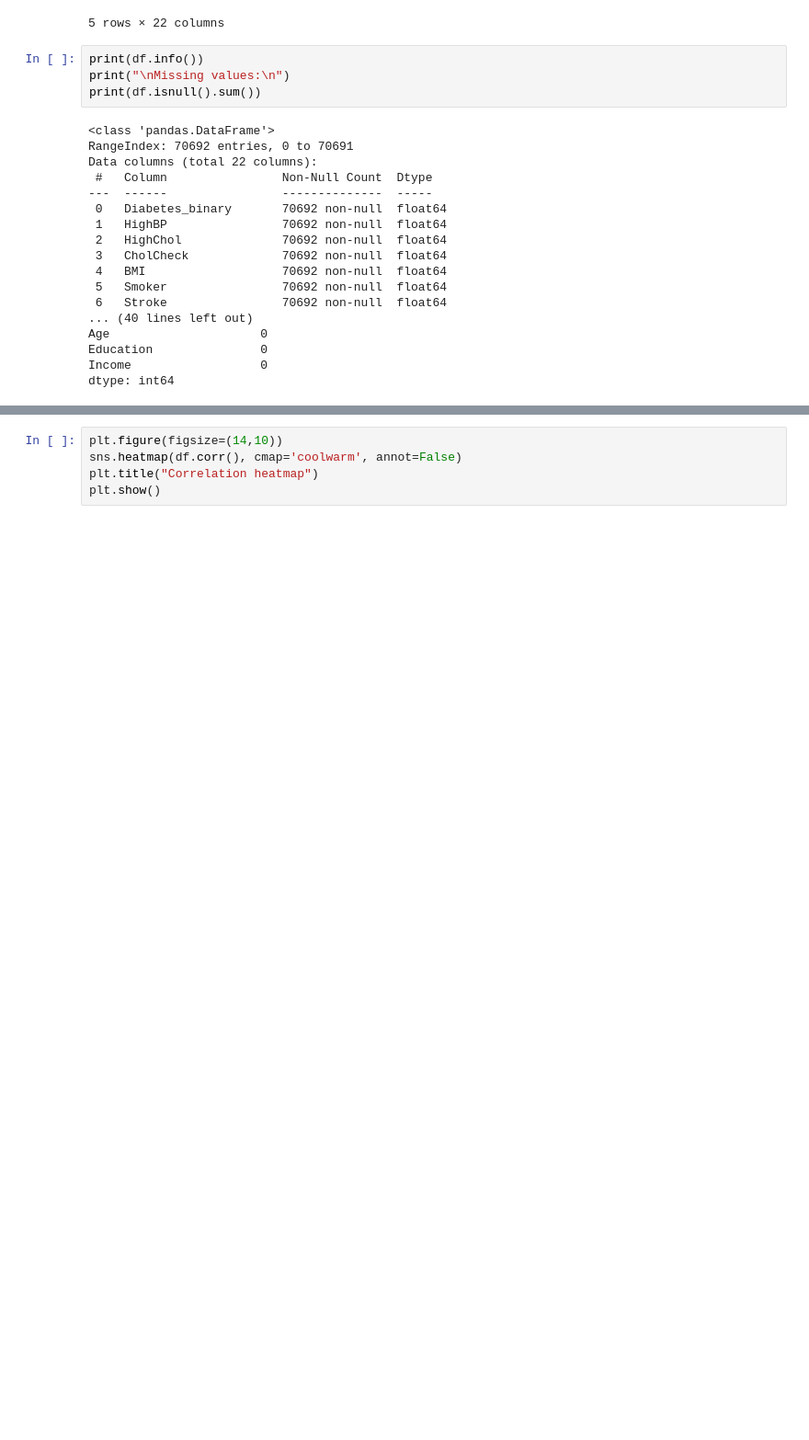
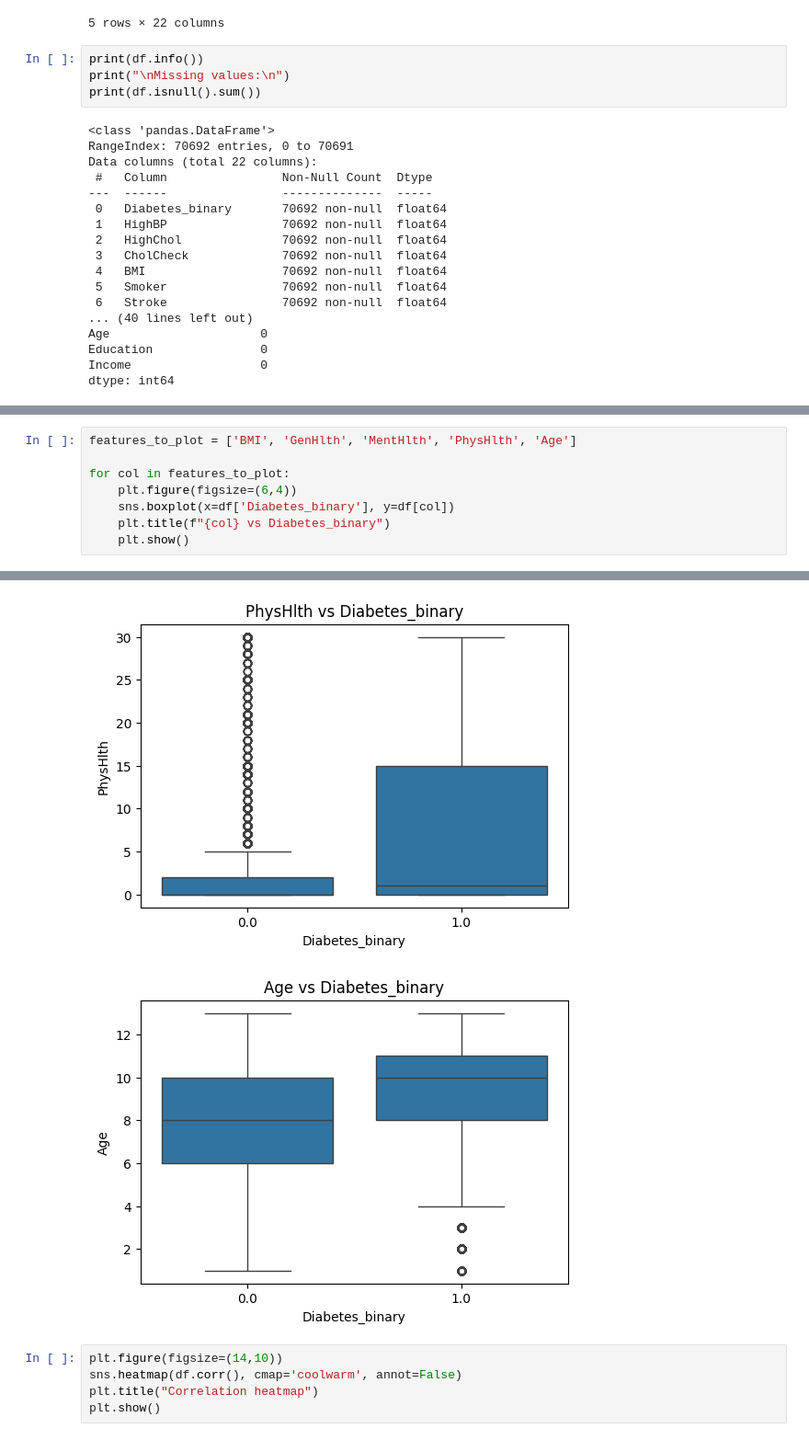
Before and after one commit to alexandra10zam/ML, a Jupyter notebook: ML Lab.ipynb, the cells around one changed output, grey strips where cells are left out. Shown at 92% size. Cells and saved outputs as stored; diff of their text form; blank space fills up the shorter version.

```diff
--- a/ML Lab.ipynb
+++ b/ML Lab.ipynb
@@ -155,0 +121,9 @@ for col in features_to_plot:
+# %%
+features_to_plot = ['BMI', 'GenHlth', 'MentHlth', 'PhysHlth', 'Age']
+
+for col in features_to_plot:
+    plt.figure(figsize=(6,4))
+    sns.boxplot(x=df['Diabetes_binary'], y=df[col])
+    plt.title(f"{col} vs Diabetes_binary")
+    plt.show()
+# %% [output]
@@ -156,3 +133,5 @@ for col in features_to_plot:
+[figure, added]
+[figure, added]
 # %%
 plt.figure(figsize=(14,10))
 sns.heatmap(df.corr(), cmap='coolwarm', annot=False)
```
Also changed, not shown: parts of 70 cells of this notebook, 3 other files.
